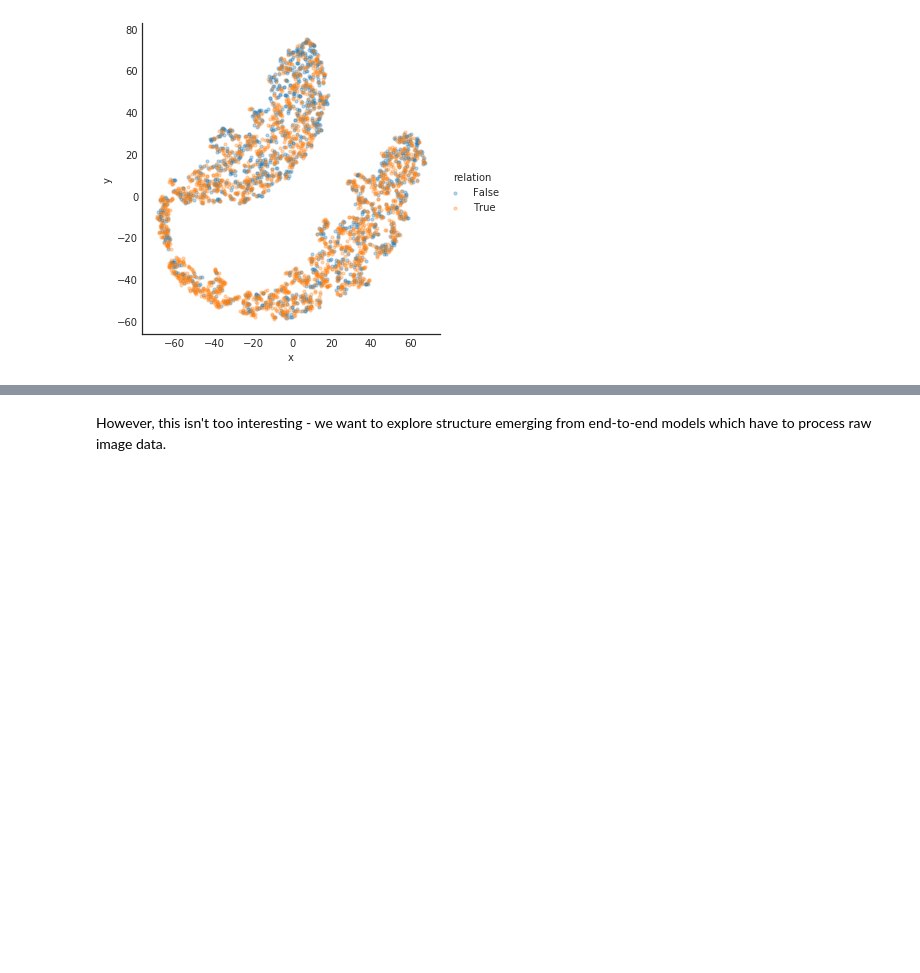
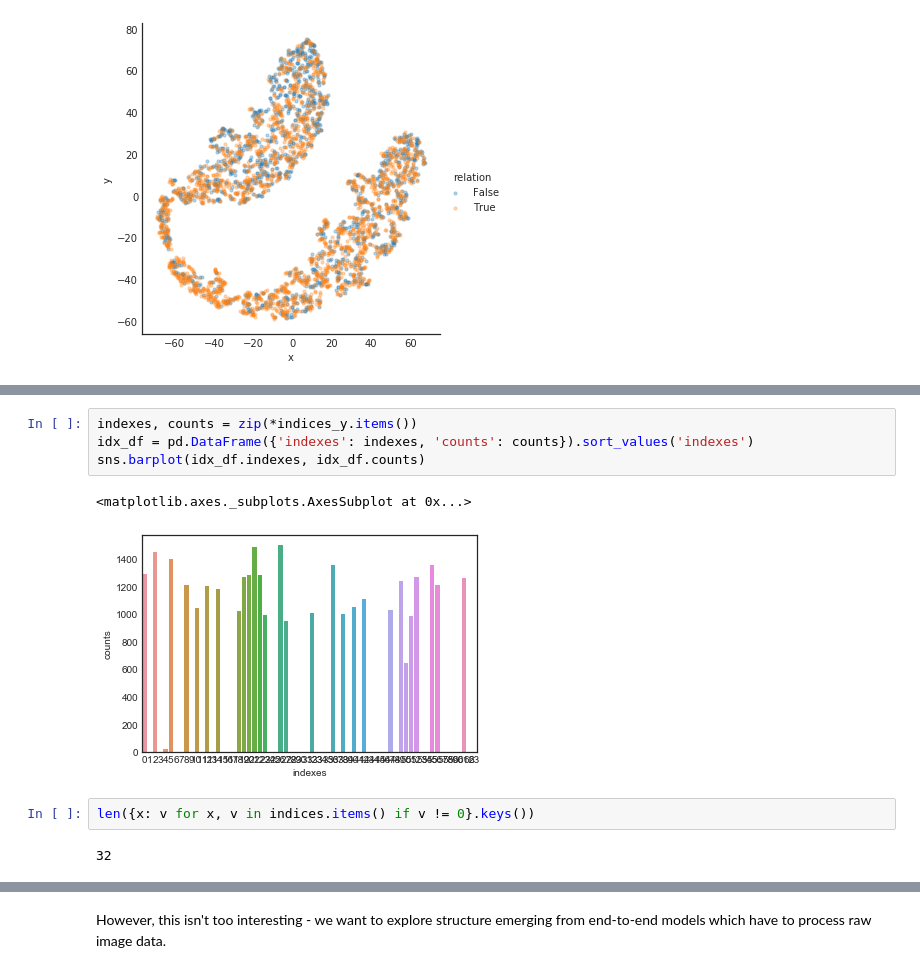
Before and after one commit to jayelm/rnn-syn, a Jupyter notebook: rnn-syn.ipynb, the cells around one changed output, grey strips where cells are left out. Drawn from its saved outputs; the diff is of its cells as text; blank space fills up the shorter version.

```diff
--- a/rnn-syn.ipynb
+++ b/rnn-syn.ipynb
@@ -117,0 +146,11 @@ Exact accuracy: 0.8116629464285714
+# %%
+indexes, counts = zip(*indices_y.items())
+idx_df = pd.DataFrame({'indexes': indexes, 'counts': counts}).sort_values('indexes')
+sns.barplot(idx_df.indexes, idx_df.counts)
+# %% [output]
+<matplotlib.axes._subplots.AxesSubplot at 0x...>
+[figure, added]
+# %%
+len({x: v for x, v in indices.items() if v != 0}.keys())
+# %% [output]
+32
```
Also changed, not shown: parts of 8 cells of this notebook.
